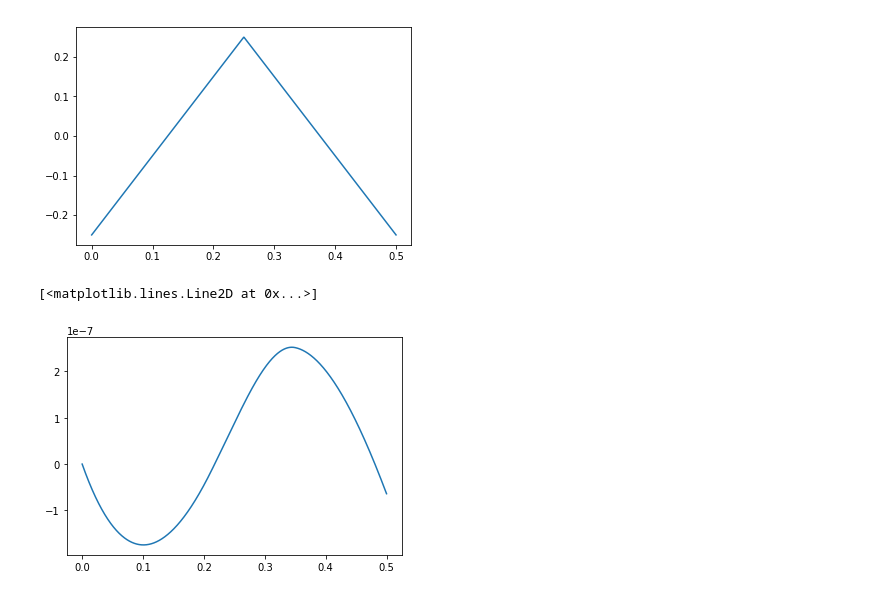
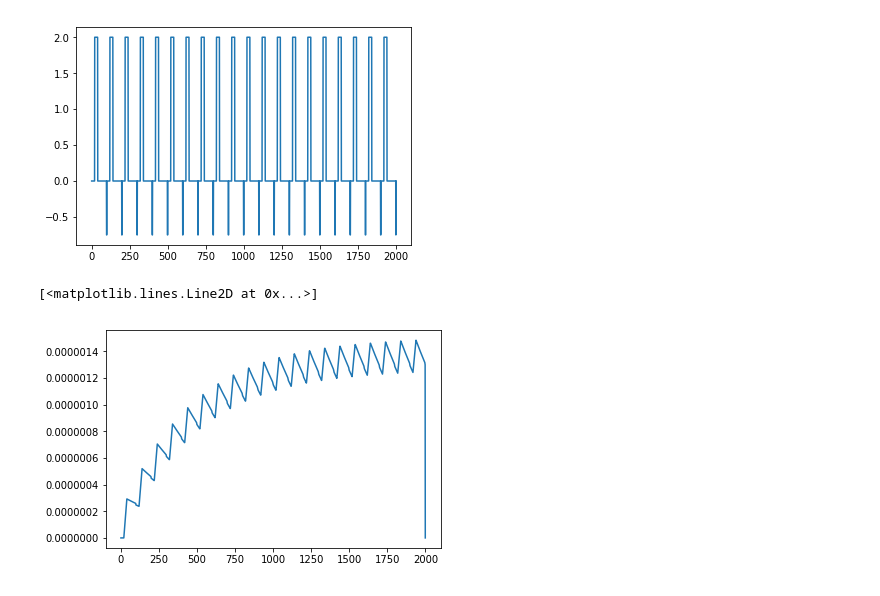
Before and after one commit to Petapath/phd, a Jupyter notebook: memristor/transistor_model/modular_play.ipynb, the cells around one changed output. Cells and saved outputs as stored; diff of their text form; code cells hidden in the pictures.

```diff
--- a/memristor/transistor_model/modular_play.ipynb
+++ b/memristor/transistor_model/modular_play.ipynb
@@ -152,14 +276,14 @@ pulse_v=[0,0,2,2,0,0]
 double_pulse_t=[0,0.1,0.10001,0.2,0.20001,0.3,0.30001,0.4,0.40001,0.5]
 double_pulse_v=[0,0,2,2,0,0,2,2,0,0]
 
-double_pulse_pos_neg_v=[0,0,2,2,0,0,-.2,-.2,0,0]
+double_pulse_pos_neg_v=[0,0,2,2,0,0,-2,-2,0,0]
 
 # here we have the self adjusting definitions for sweeps
 # we can vary number of timeseps (resolution)
 # the range
 # and the vale range
 
-timesteps=1000
+timesteps=2000
 time=.5
 v_range=.5 # full range (from - to +, e.g. -1 -> 1 : range is 2)
 time_domain=np.linspace(0,time,timesteps,dtype=np.float64)
@@ -171,33 +295,49 @@ vls    = partial(voltage_lin_sweep,-v_range/2.,scan_rate)
 vlsbd  = partial(voltage_bidirectional_sweep,-v_range/2.,scan_rate,time/2.)
 vpulse = partial(voltage_pulse,0,2,0.2,0.3)
 
+vf=vpulse
+
 # here we have the ranges specified as discrete timeseries
 # with the interpolated intermediate points
 
 vpulse_discrete=partial(interpolator,pulse_t,pulse_v)
-vpulse_double_discrete=partial(interpolator,double_pulse_t,double_pulse_v)
-vpulse_double_pos_neg_discrete=partial(interpolator,double_pulse_t,double_pulse_pos_neg_v)
+vpulse_double_discrete=partial(interpolator,double_pulse_t,double_pulse_pos_neg_v)
+vpulse_double_pos_neg_discrete=utils.partial(utils.interpolator,vd.double_pulse_t,vd.double_pulse_pos_neg_v)
 
+# negative write pulse, negative read pulse
+vpulse_double_neg_neg_discrete=utils.partial(utils.interpolator,vd.double_pulse_t,vd.double_pulse_neg_neg_v)
+
+# positive write pulse, positive read pulse
+vpulse_double_pos_pos_discrete=utils.partial(utils.interpolator,vd.double_pulse_t,vd.double_pulse_pos_pos_v)
+
+#vf=vpulse_double_discrete
 
 # here we select the v(t) function to be used in our calculations
 
-vf=vlsbd
-#vf=partial(make_periodic,vpulse_double_pos_neg_discrete,0.5)
-#time_domain_periodic=np.linspace(0,10,timesteps,dtype=np.float64)
+#vf=utils.partial(utils.make_periodic,vpulse_double_pos_neg_discrete,0.5)
+#time_domain_periodic=np.linspace(0,5,timesteps,dtype=np.float64)
+#time_domain=time_domain_periodic
 
-#time_domain=time_domain_periodic
+vf=partial(make_periodic,vpulse_double_pos_neg_discrete,0.5)
+vf2=partial(make_periodic,vpulse_double_neg_neg_discrete,0.5)
+time_domain_periodic=np.linspace(0,10,timesteps,dtype=np.float64)
+
+time_domain=time_domain_periodic
 
 v_array=np.array([vf(t) for t in time_domain])
 
-plt.plot(time_domain,v_array)
+plt.plot(v_array)
 
-tm = TransistorModel(Cion=7.2e-6,Rion=6.7e4)
+#tm = TransistorModel(Cion=7.2e-6,Rion=6.7e4)
+tm=TransistorModel(Cion=7.2e-6,Rion=6.7e5)
 
-(i,v,q)=tm.apply_1T_model(0,time_domain,vf)
+
+
+q=tm.evolve_charge_alt(0,time_domain,vf)
 # %% [output]
-[figure, old version]
+[figure, new version]
 # %%
-plt.plot(time_domain,q)
+plt.plot(q)
 # %% [output]
 [<matplotlib.lines.Line2D at 0x...>]
-[figure, old version]
+[figure, new version]
```
Also changed, not shown: parts of 11 cells of this notebook, 4 other files.
